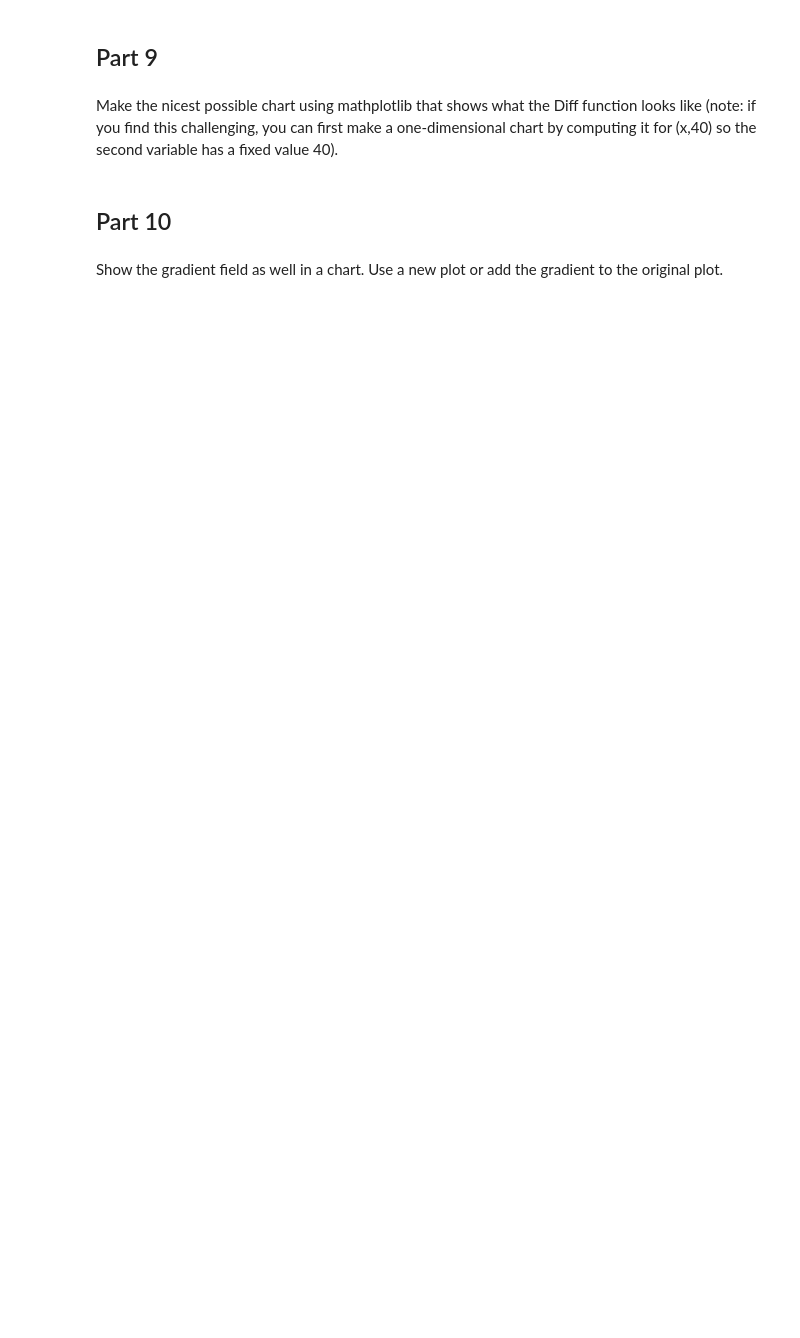
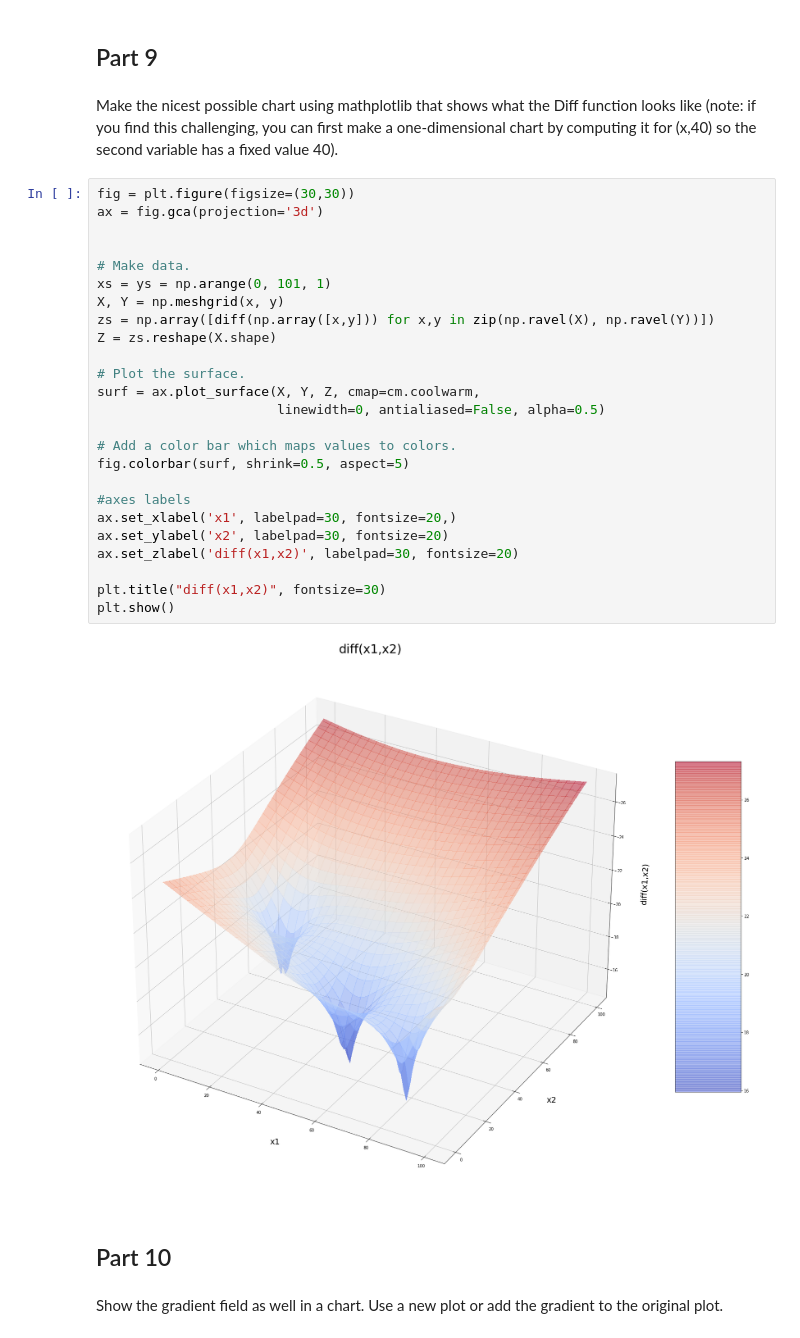
Before and after one commit to kaiobendrauf/skills4ai_gradient, a Jupyter notebook: Python exercise 'estimate gradient'.ipynb, the cells around one changed output. Cells and saved outputs as stored; diff of their text form; blank space fills up the shorter version.

Commit message:
graphs

```diff
--- a/Python exercise 'estimate gradient'.ipynb
+++ b/Python exercise 'estimate gradient'.ipynb
@@ -217,6 +220,33 @@ The diff at [56.00691165 19.9983836 ]    is 14.501919854518913
 ## Part 9
 # %% [markdown]
 Make the nicest possible chart using mathplotlib that shows what the Diff function looks like (note: if you find this challenging, you can first make a one-dimensional chart by computing it for (x,40) so the second variable has a fixed value 40).
+# %%
+fig = plt.figure(figsize=(30,30))
+ax = fig.gca(projection='3d')
+
+
+# Make data.
+xs = ys = np.arange(0, 101, 1)
+X, Y = np.meshgrid(x, y)
+zs = np.array([diff(np.array([x,y])) for x,y in zip(np.ravel(X), np.ravel(Y))])
+Z = zs.reshape(X.shape)
+
+# Plot the surface.
+surf = ax.plot_surface(X, Y, Z, cmap=cm.coolwarm,
+                       linewidth=0, antialiased=False, alpha=0.5)
+
+# Add a color bar which maps values to colors.
+fig.colorbar(surf, shrink=0.5, aspect=5)
+
+#axes labels
+ax.set_xlabel('x1', labelpad=30, fontsize=20,)
+ax.set_ylabel('x2', labelpad=30, fontsize=20)
+ax.set_zlabel('diff(x1,x2)', labelpad=30, fontsize=20)
+
+plt.title("diff(x1,x2)", fontsize=30)
+plt.show()
+# %% [output]
+[figure, added]
 # %% [markdown]
 ## Part 10
 # %% [markdown]
```
Also changed, not shown: parts of 6 cells of this notebook.
